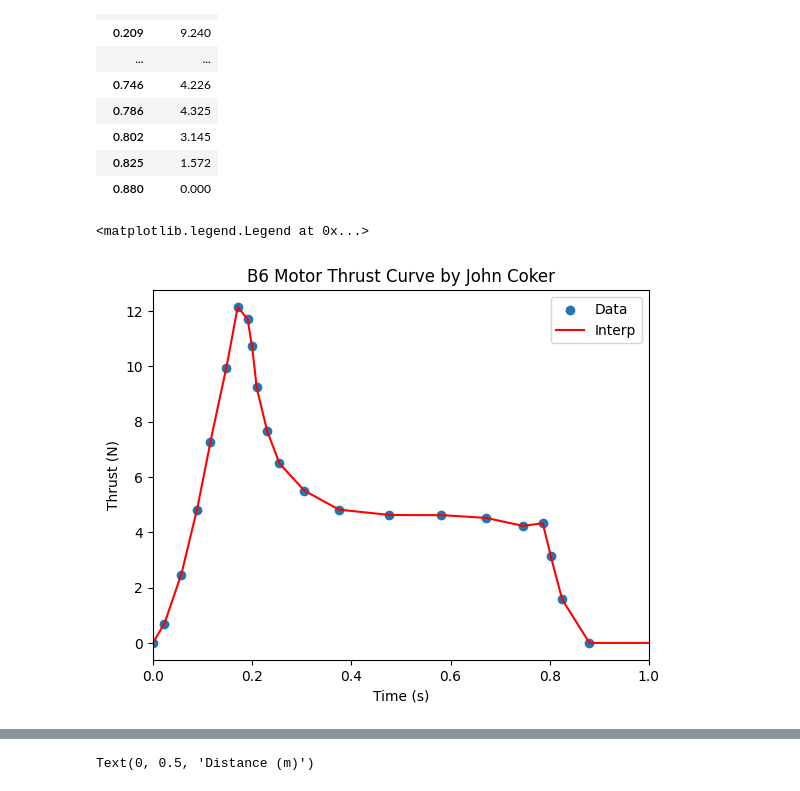
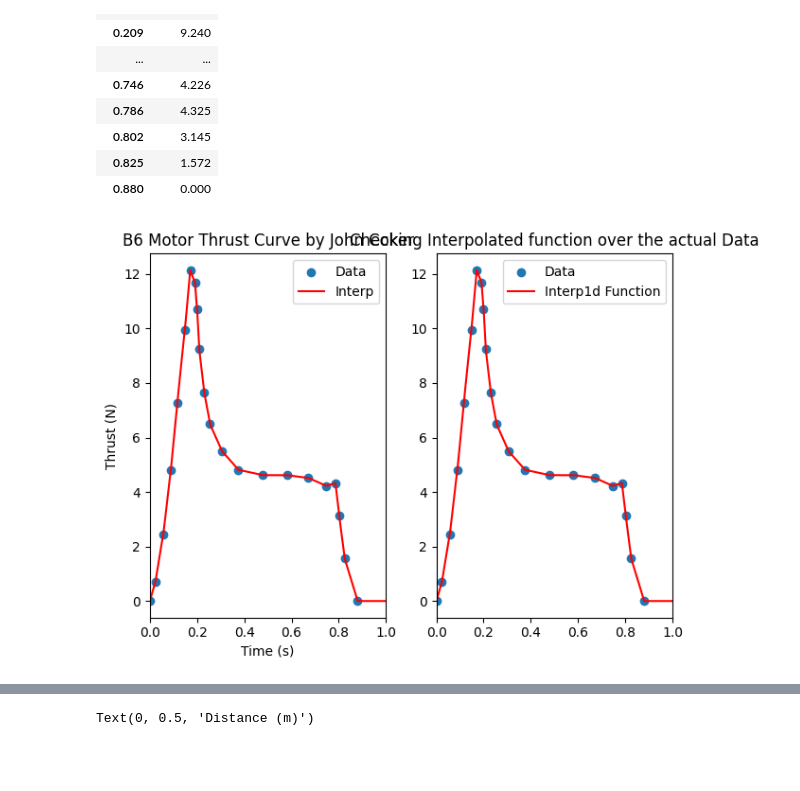
Before and after one commit to BamtolYy/rocket, a Jupyter notebook: simulation/2DRocketSimDraft.ipynb, the cells around one changed output, grey strips where cells are left out. Saved outputs shown, nothing was run; the diff lists cells and outputs as text; code cells hidden in the pictures; blank space fills up the shorter version.

```diff
--- a/simulation/2DRocketSimDraft.ipynb
+++ b/simulation/2DRocketSimDraft.ipynb
@@ -193,29 +193,41 @@ ThrustData.set_index('Time (s)')
 # %%
 ## Curve Fit Thrust Curve
 ThrustData = pd.DataFrame(ThrustData).to_numpy()
 fit = []
 fit = np.interp(t, ThrustData[:,0],ThrustData[:,1])
+
+
 # Type of curve I am going to be fitting for the thrust curve
 # def linear(x, a,b):
 #     return a*x + b
 # for i in range(0,len(ThrustData)-1):
 #     timeForCurveFit = np.arange(ThrustData[i,0],ThrustData[i+1,0]+tstep,tstep)
 #     constants       = curve_fit(linear, ThrustData[i:i+2,0], ThrustData[i:i+2,1])
 #     a = constants[0][0]
 #     b = constants[0][1]
 #     for j in timeForCurveFit:
 #         fit.append(linear(j, a,b))
 #         curvetime.append(j)
 # fit = np.array(fit)
 # curvetime = np.array(curvetime)
-
+plt.subplot(1,2,1)
 plt.scatter(ThrustData[:,0],ThrustData[:,1])
 plt.plot(t,fit, color ='red')
 plt.title('B6 Motor Thrust Curve by John Coker')
 plt.xlabel('Time (s)')
 plt.ylabel('Thrust (N)')
 plt.xlim([0,1])
 plt.legend(['Data','Interp'])
+
+thrust_function = interp1d(t,fit)
+plt.subplot(1,2,2)
+plt.scatter(ThrustData[:,0],ThrustData[:,1])
+plt.plot(t,thrust_function(t),color="red")
+plt.title('Checking Interpolated function over the actual Data')
+plt.xlim([0,1])
+plt.legend(['Data','Interp1d Function'])
+
+plt.tight_layout()
+plt.show()
 # %% [output]
-<matplotlib.legend.Legend at 0x...>
-[figure, old version]
+[figure, new version]
```
Also changed, not shown: parts of 1 cell of this notebook.
